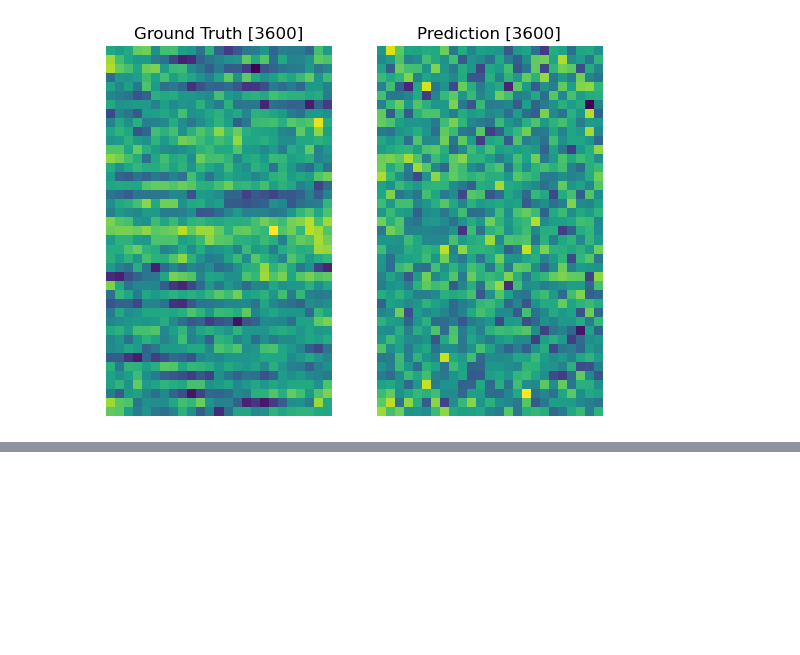
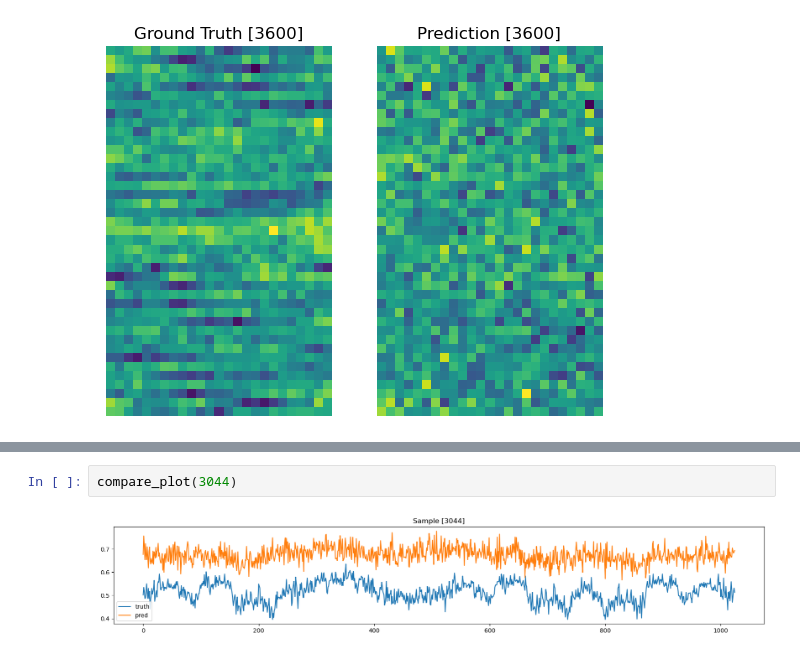
Before and after one commit to armeetj/ultrasound-deeper, a Jupyter notebook: notebooks/viz_outputs.ipynb, the cells around one changed output, grey strips where cells are left out. Drawn from its saved outputs; the diff is of its cells as text; blank space fills up the shorter version.

```diff
--- a/notebooks/viz_outputs.ipynb
+++ b/notebooks/viz_outputs.ipynb
@@ -98,0 +105,4 @@ compare_plot(5)
+# %%
+compare_plot(3044)
+# %% [output]
+[figure, added]
```
Also changed, not shown: parts of 9 cells of this notebook, 8 other files.
